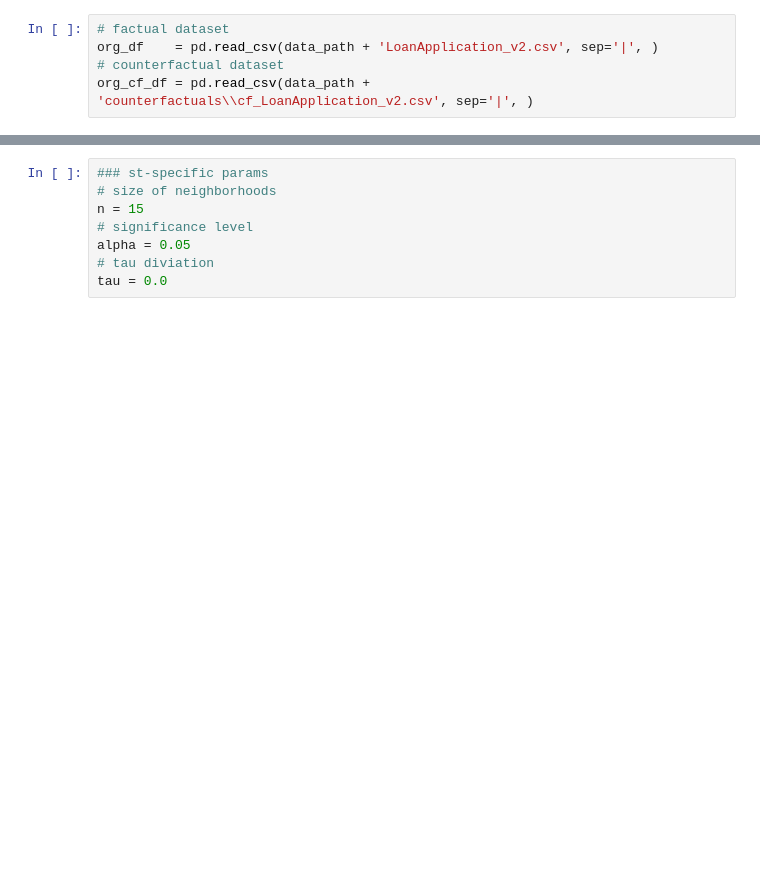
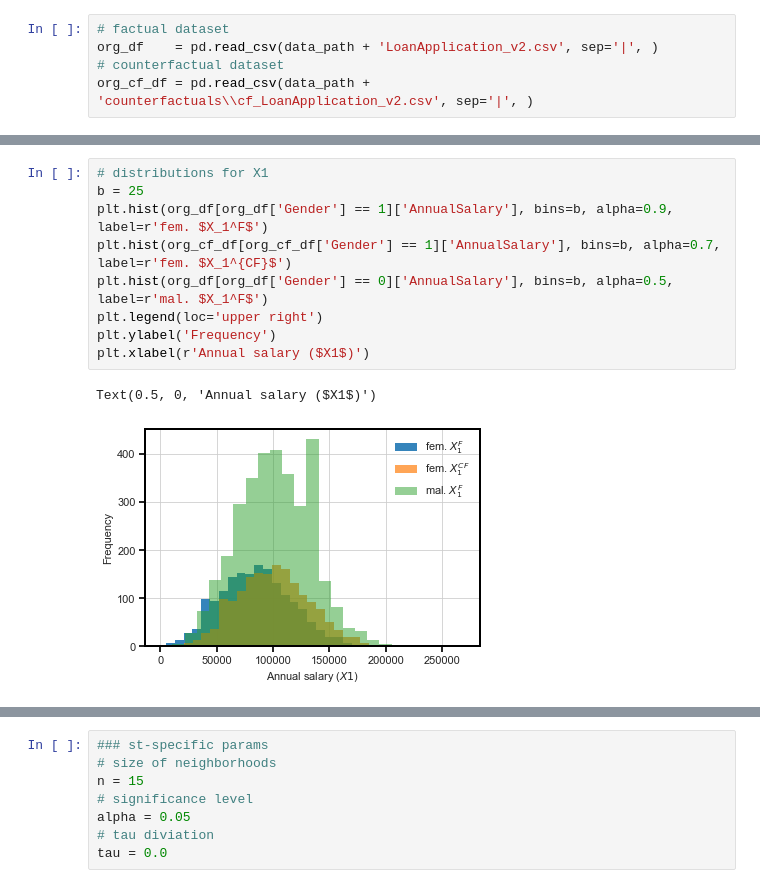
Before and after one commit to cc-jalvarez/counterfactual-situation-testing, a Jupyter notebook: src/analysis_loan_application_TheTwoCSTs.ipynb, the cells around one changed output, grey strips where cells are left out. Cells and saved outputs as stored; diff of their text form; blank space fills up the shorter version.

```diff
--- a/src/analysis_loan_application_TheTwoCSTs.ipynb
+++ b/src/analysis_loan_application_TheTwoCSTs.ipynb
@@ -38,0 +57,12 @@ org_cf_df = pd.read_csv(data_path + 'counterfactuals\\cf_LoanApplication_v2.csv'
+# %%
+# distributions for X1
+b = 25
+plt.hist(org_df[org_df['Gender'] == 1]['AnnualSalary'], bins=b, alpha=0.9, label=r'fem. $X_1^F$')
+plt.hist(org_cf_df[org_cf_df['Gender'] == 1]['AnnualSalary'], bins=b, alpha=0.7, label=r'fem. $X_1^{CF}$')
+plt.hist(org_df[org_df['Gender'] == 0]['AnnualSalary'], bins=b, alpha=0.5, label=r'mal. $X_1^F$')
+plt.legend(loc='upper right')
+plt.ylabel('Frequency')
+plt.xlabel(r'Annual salary ($X1$)')
+# %% [output]
+Text(0.5, 0, 'Annual salary ($X1$)')
+[figure, added]
```
Also changed, not shown: parts of 9 cells of this notebook, 1 other file.
